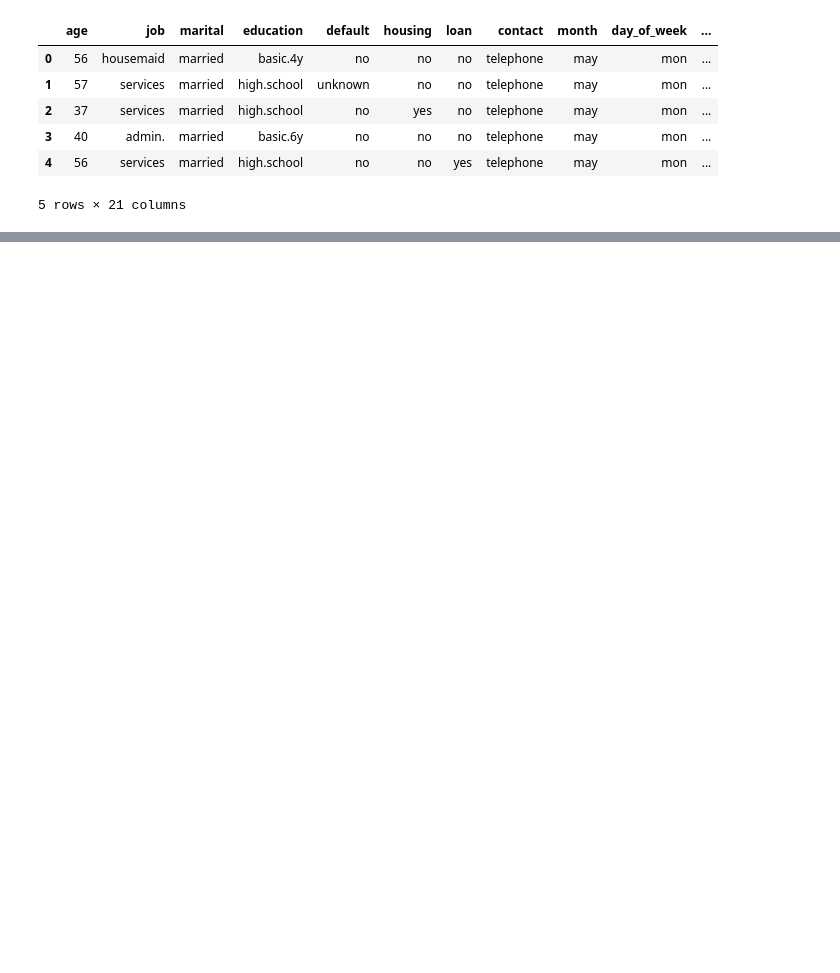
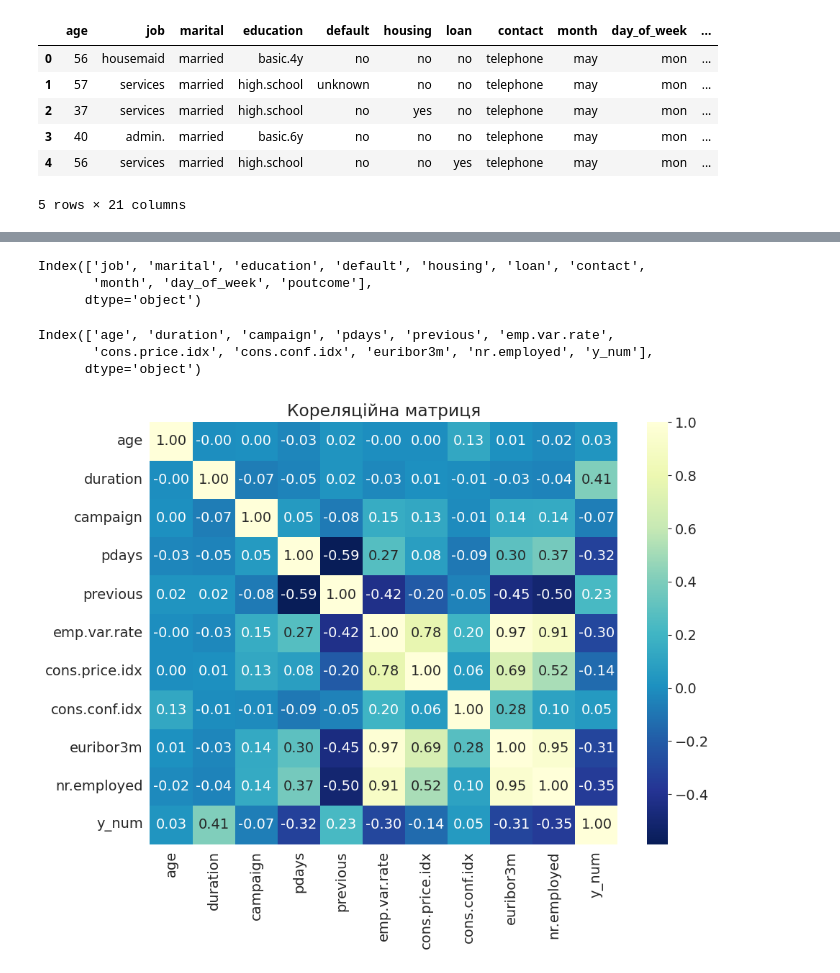
Before and after one commit to Alenushka2013/Bank-Marketing-Dataset-Machine-Learning-Project, a Jupyter notebook: Mid_term_Project.ipynb, the cells around one changed output, grey strips where cells are left out. Drawn from its saved outputs; the diff is of its cells as text; code cells hidden in the pictures; blank space fills up the shorter version.

```diff
--- a/Mid_term_Project.ipynb
+++ b/Mid_term_Project.ipynb
@@ -117,3 +119,17 @@ import pandas as pd
+# %%
+import pandas as pd
+import numpy as np
+
+import plotly.express as px
+import matplotlib
+import matplotlib.pyplot as plt
+import seaborn as sns
+%matplotlib inline
+
+sns.set_style('whitegrid')
+matplotlib.rcParams['font.size'] = 14
+matplotlib.rcParams['figure.figsize'] = (10, 6)
+matplotlib.rcParams['figure.facecolor'] = '#00000000'
 # %%
 df = pd.read_csv('https://raw.githubusercontent.com/Alenushka2013/Bank-Marketing-Dataset-Machine-Learning-Project/refs/heads/main/bank-additional-full.csv', sep = ';')
 # %%
@@ -138,0 +160,4 @@ df.tail()
+# %%
+# Видалення дублікатів та перевірка
+df.drop_duplicates(keep='first',inplace=True)
+df.duplicated().sum()
@@ -158,0 +211,32 @@ memory usage: 6.6+ MB
+# %%
+# Створення нової  числової колонки для категоріальної змінної
+df['y_num'] = df['y'].map({'no': 0, 'yes': 1})
+# %%
+# Виділення числових та категоріальних колонок
+numeric_cols = df.select_dtypes(include='number').columns
+categor_cols = df.select_dtypes(include='object').columns[:-1]
+# %%
+categor_cols
+# %% [output]
+Index(['job', 'marital', 'education', 'default', 'housing', 'loan', 'contact',
+       'month', 'day_of_week', 'poutcome'],
+      dtype='object')
+# %%
+numeric_cols
+# %% [output]
+Index(['age', 'duration', 'campaign', 'pdays', 'previous', 'emp.var.rate',
+       'cons.price.idx', 'cons.conf.idx', 'euribor3m', 'nr.employed', 'y_num'],
+      dtype='object')
+# %%
+# Теплова карта кореляційної матриці
+plt.figure(figsize=(10, 8)) # Розмір графіка: ширина=10, висота=8
+sns.heatmap(
+    df[numeric_cols].corr(),
+    annot=True,             # показувати значення
+    fmt=".2f",              # два знаки після коми
+    cmap="YlGnBu_r")        # колірна гама: Yellow-Green-Blue
+plt.title("Кореляційна матриця")
+plt.tight_layout()
+plt.show()
+# %% [output]
+[figure, added]
```
Also changed, not shown: parts of 106 cells of this notebook.
